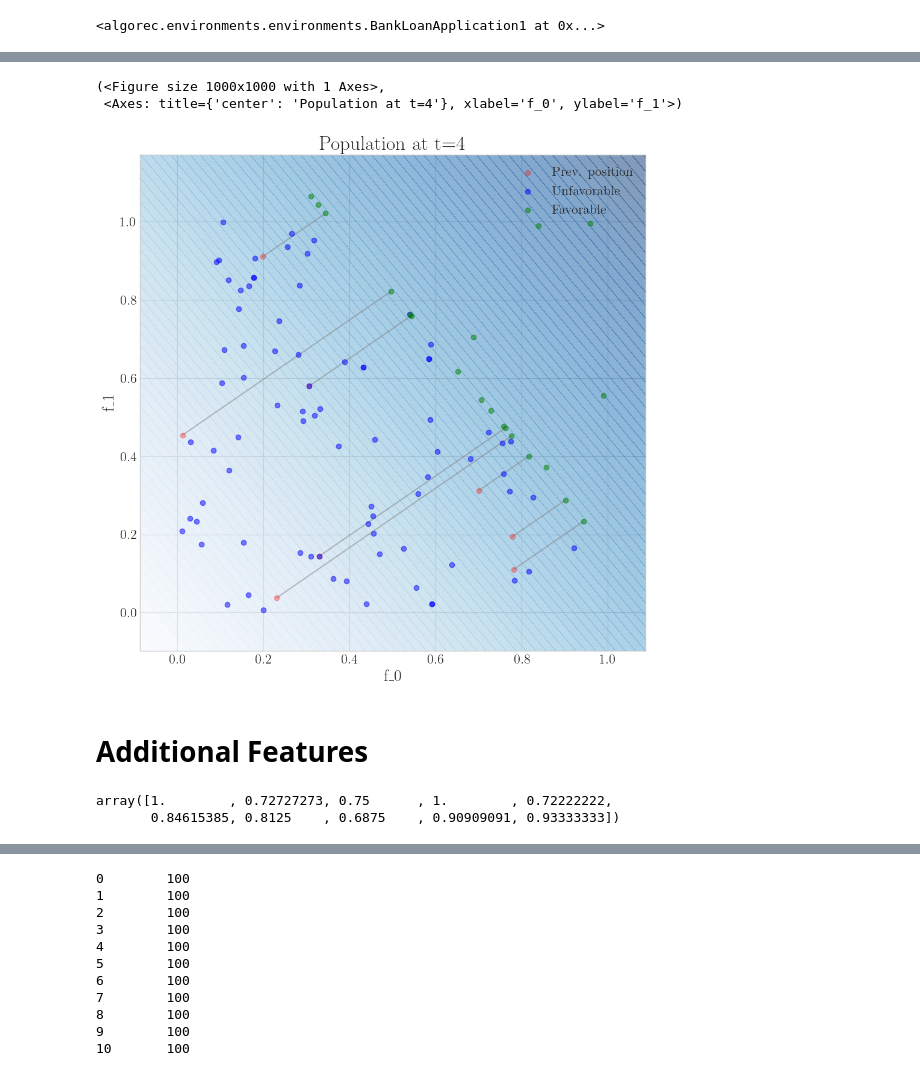
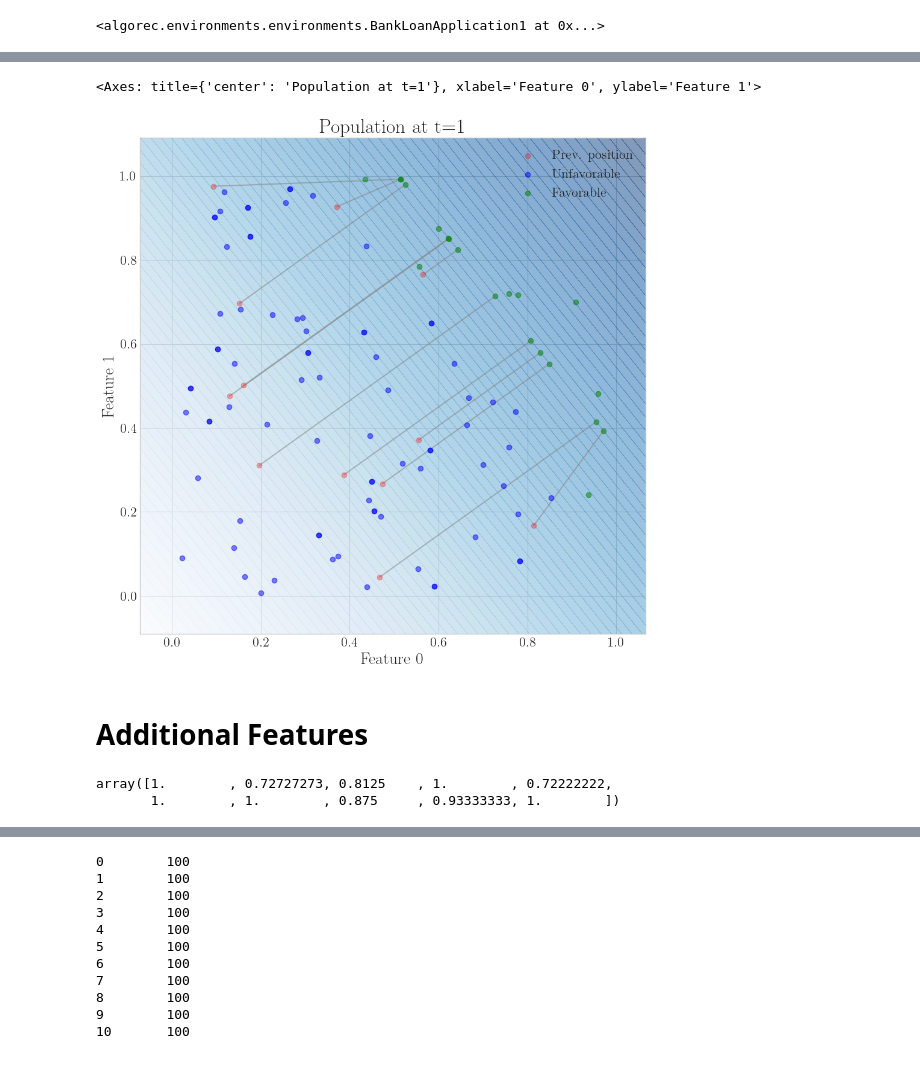
Before and after one commit to joaopfonseca/recourse-over-time, a Jupyter notebook: notebooks/1.0-bank-loan-env1.ipynb, the cells around one changed output, grey strips where cells are left out. Drawn from its saved outputs; the diff is of its cells as text; code cells hidden in the pictures.

```diff
--- a/notebooks/1.0-bank-loan-env1.ipynb
+++ b/notebooks/1.0-bank-loan-env1.ipynb
@@ -32,12 +32,12 @@ GROWTH_RATE = 0.2
 # TODO: end and stop from updating when population becomes too small
 # %%
 # Generate data and fit regression
-continuous = [f"f_{i}" for i in range(N_CONTINUOUS)]
+continuous = [f"Feature {i}" for i in range(N_CONTINUOUS)]
 categorical = [f"cat_{i}" for i in range(N_CAT)]
 rng = np.random.default_rng(RNG_SEED)
 df = pd.DataFrame(
     rng.random((N_AGENTS, N_CONTINUOUS)),
-    columns=[f"f_{i}" for i in range(N_CONTINUOUS)],
+    columns=[f"Feature {i}" for i in range(N_CONTINUOUS)],
 )
 for i in range(N_CAT):
     df[f"cat_{i}"] = rng.integers(0, 2, N_AGENTS)
@@ -77,18 +76,17 @@ environment.plot.agent_scores()
 # %%
 # environment.plot.scatter(1)
-environment.plot.scatter(4)
+environment.plot.scatter(1)
 # %% [output]
-(<Figure size 1000x1000 with 1 Axes>,
- <Axes: title={'center': 'Population at t=4'}, xlabel='f_0', ylabel='f_1'>)
+<Axes: title={'center': 'Population at t=1'}, xlabel='Feature 0', ylabel='Feature 1'>
-[figure, old version]
+[figure, new version]
 # %% [markdown]
 # Additional Features
 # %%
 # A simple performance metric
 environment.success_rate(1, 11)
 # %% [output]
-array([1.        , 0.72727273, 0.75      , 1.        , 0.72222222,
-       0.84615385, 0.8125    , 0.6875    , 0.90909091, 0.93333333])
+array([1.        , 0.72727273, 0.8125    , 1.        , 0.72222222,
+       1.        , 1.        , 0.875     , 0.93333333, 1.        ])
 # %%
 # Histogram with score distribution
 environment.plot.scores_histogram(alpha=0.5)
```
Also changed, not shown: parts of 3 cells of this notebook, 9 other files.
